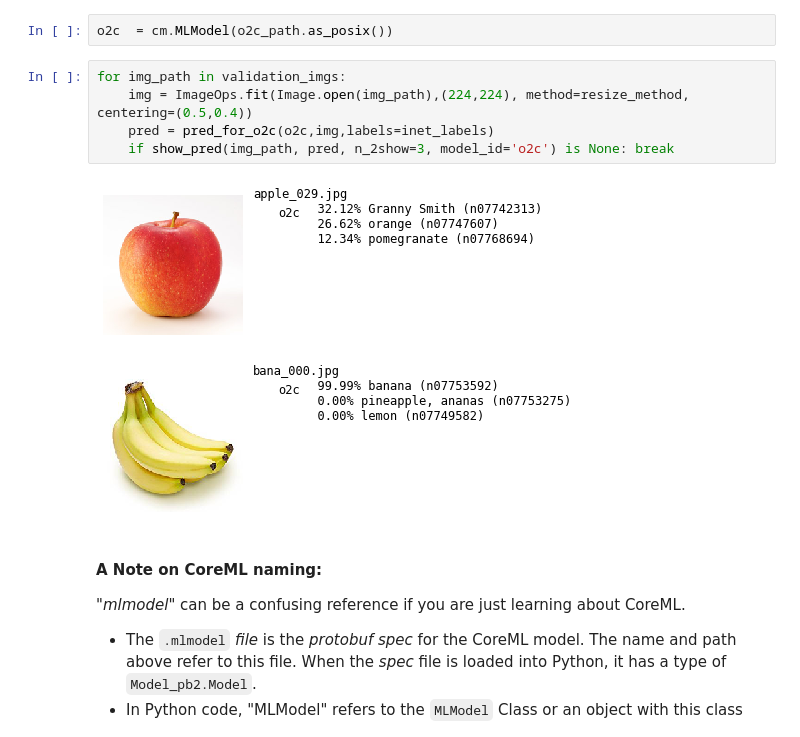
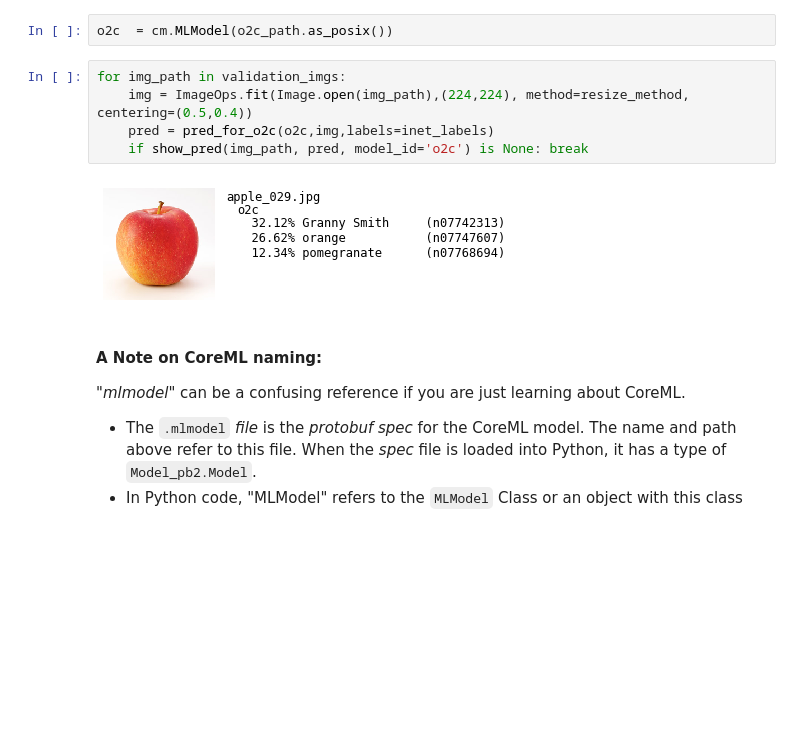
Before and after one commit to mcsieber/compare-resnet50, a Jupyter notebook: 30-convert-onnx-to-coreml.ipynb, the cells around one changed output. Cells and saved outputs as stored; diff of their text form; blank space fills up the shorter version.

Commit message:
Revise to use new classes in coreml_help and pred_help. Greatly reduces coding clutter

```diff
--- a/30-convert-onnx-to-coreml.ipynb
+++ b/30-convert-onnx-to-coreml.ipynb
@@ -199,11 +188,10 @@ o2c  = cm.MLModel(o2c_path.as_posix())
 # %%
 for img_path in validation_imgs:
     img = ImageOps.fit(Image.open(img_path),(224,224), method=resize_method, centering=(0.5,0.4))
     pred = pred_for_o2c(o2c,img,labels=inet_labels)
-    if show_pred(img_path, pred, n_2show=3, model_id='o2c') is None: break
+    if show_pred(img_path, pred, model_id='o2c') is None: break
 # %% [output]
-[figure, old version]
+[figure, new version]
-[figure, removed]
 # %% [markdown]
 #### A Note on CoreML naming:
 
```
Also changed, not shown: parts of 33 cells of this notebook, 4 other files.
